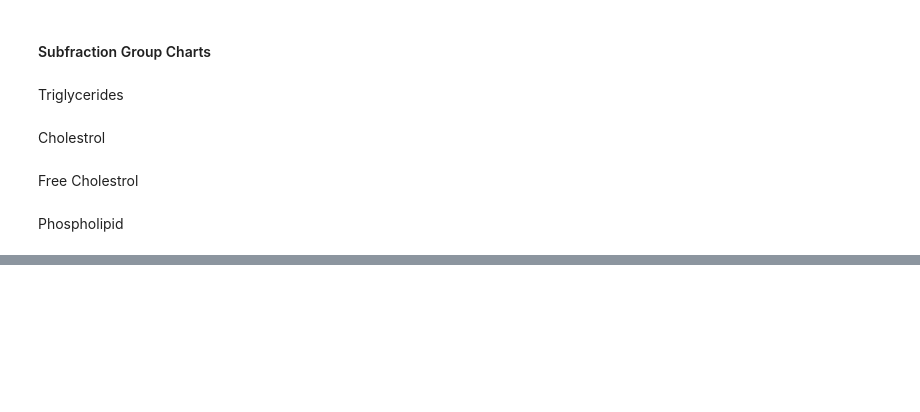
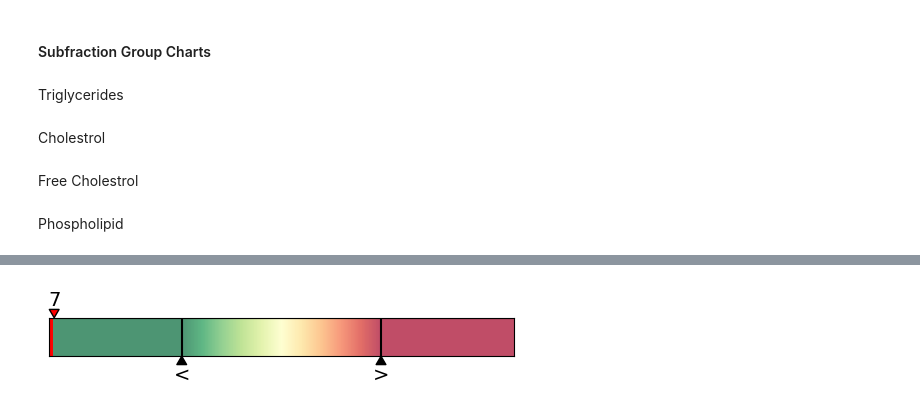
Before and after one commit to sudenurcure/LDL-Cholestrol, a Jupyter notebook: Update/main.ipynb, the cells around one changed output, grey strips where cells are left out. Cells and saved outputs as stored; diff of their text form; code cells hidden in the pictures; blank space fills up the shorter version.

```diff
--- a/Update/main.ipynb
+++ b/Update/main.ipynb
@@ -771,0 +854,49 @@ IP("PL_lipoproteins",plt)
+# %%
+import matplotlib.pyplot as plt
+import numpy as np
+
+constant = 2 * (abs(27 - 20)) / 3
+
+x_min = 20 - constant
+x_max = 27 + constant
+
+x = np.linspace(x_min, x_max, 1000)
+y = np.ones(1000)
+
+range_values = np.where(x <= 20, 0, np.where(x > 27, 1, (x - 20) / (27 - 20)))
+range_values = range_values.reshape(1, -1)
+
+fig, ax = plt.subplots(figsize=(6, 0.5))
+
+ax.imshow(range_values, cmap='RdYlGn_r', aspect='auto', extent=[x_min, x_max, 0, 1], alpha=0.7)
+ax.plot(x, y, color='black')
+
+ax.get_yaxis().set_visible(False)
+ax.get_xaxis().set_visible(False)
+
+for limit, label in zip([20, 27], ["<", ">"]):
+    ax.axvline(x=limit, color='black', linestyle='-', linewidth=1.5)
+    ax.annotate(str(label), xy=(limit, 0), xytext=(limit, -0.50), ha='center', va='center', fontsize=14,
+                arrowprops=dict(facecolor='black', headwidth=7, headlength=6))
+
+# Patient
+patient = 7
+custom_value = max(x_min, min(patient, x_max))
+linewidth = 2 if x_min < patient < x_max else 5
+ax.axvline(x=custom_value, color='red', linestyle='-', linewidth=linewidth)
+
+if patient < x_max and patient > x_min:
+    ax.annotate(str(patient), xy=(patient, 1), xytext=(patient, 1.45), ha='center', va='center', fontsize=14,
+                arrowprops=dict(facecolor='red', headwidth=7, headlength=6))
+elif patient <= x_min:
+    ax.annotate(str(patient), xy=(x_min + constant/25, 1), fontsize=14,
+                xytext=(x_min + constant/25, 1.45), ha='center', va='center',
+                arrowprops=dict(facecolor='red', headwidth=7, headlength=6))
+else:
+    ax.annotate(str(patient), xy=(x_max - constant/25, 1), fontsize=14,
+                xytext=(x_max - constant/25, 1.45), ha='center', va='center',
+                arrowprops=dict(facecolor='red', headwidth=7, headlength=6))
+
+plt.show()
+# %% [output]
+[figure, added]
```
Also changed, not shown: parts of 7 cells of this notebook, 25 other files.
